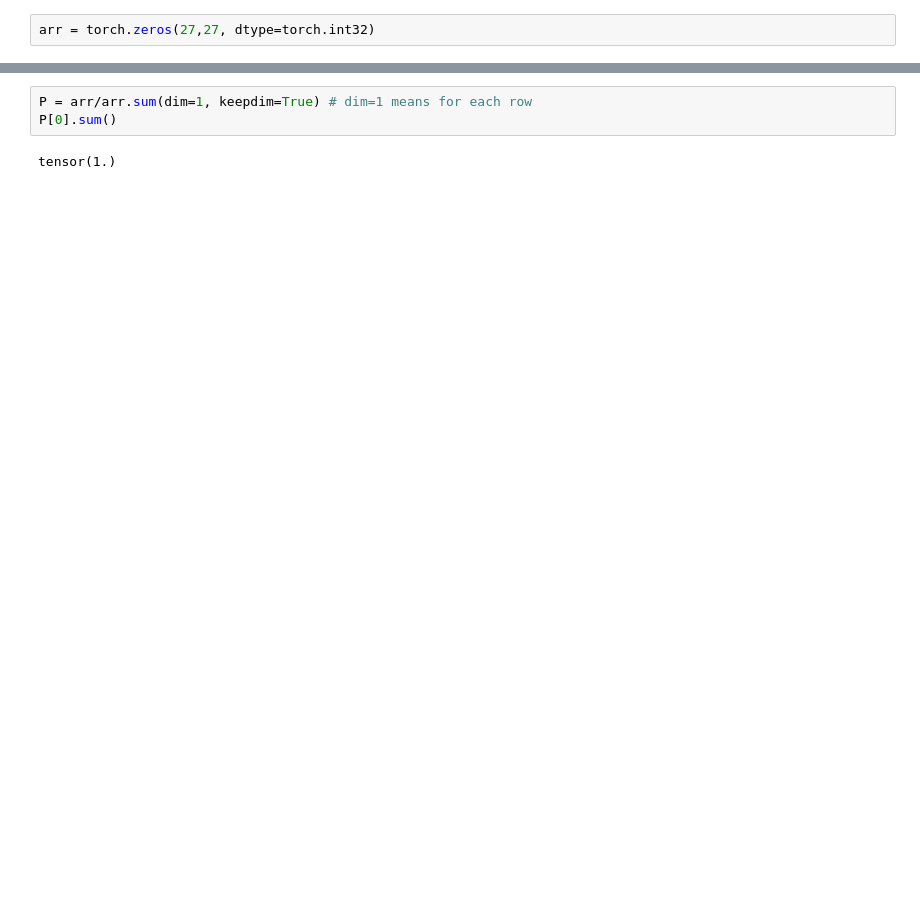
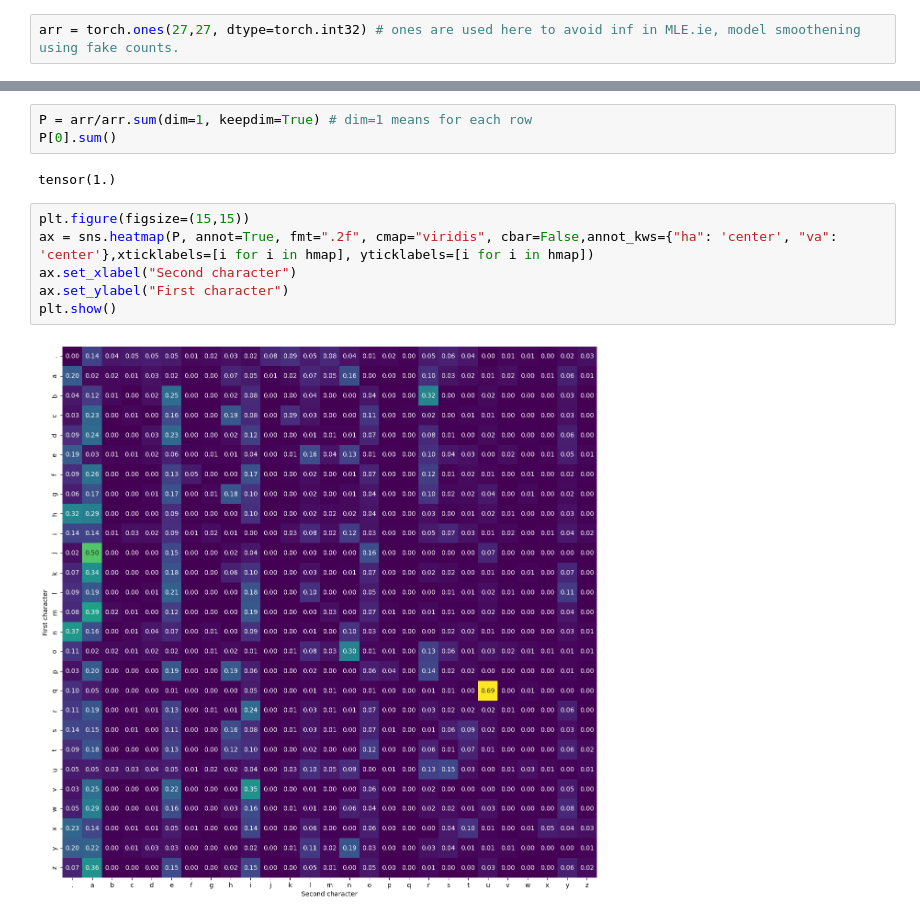
Before and after one commit to Arjun-G-Ravi/recreating_projects, a Jupyter notebook: Projects/02_Makemore/01_bigram.ipynb, the cells around one changed output, grey strips where cells are left out. Cells and saved outputs as stored; diff of their text form; blank space fills up the shorter version.

```diff
--- a/Projects/02_Makemore/01_bigram.ipynb
+++ b/Projects/02_Makemore/01_bigram.ipynb
@@ -25,7 +25,7 @@ print(hmap,'\n', char_hmap)
 {'.': 0, 'a': 1, 'b': 2, 'c': 3, 'd': 4, 'e': 5, 'f': 6, 'g': 7, 'h': 8, 'i': 9, 'j': 10, 'k': 11, 'l': 12, 'm': 13, 'n': 14, 'o': 15, 'p': 16, 'q': 17, 'r': 18, 's': 19, 't': 20, 'u': 21, 'v': 22, 'w ...
  {0: '.', 1: 'a', 2: 'b', 3: 'c', 4: 'd', 5: 'e', 6: 'f', 7: 'g', 8: 'h', 9: 'i', 10: 'j', 11: 'k', 12: 'l', 13: 'm', 14: 'n', 15: 'o', 16: 'p', 17: 'q', 18: 'r', 19: 's', 20: 't', 21: 'u', 22: 'v', 2 ...
 # %%
-arr = torch.zeros(27,27, dtype=torch.int32)
+arr = torch.ones(27,27, dtype=torch.int32) # ones are used here to avoid inf in MLE.ie, model smoothening using fake counts.
 # %%
 for word in words:
     word = '.' + word + '.'
@@ -42,6 +57,14 @@ P = arr/arr.sum(dim=1, keepdim=True) # dim=1 means for each row
 P[0].sum()
 # %% [output]
 tensor(1.)
+# %%
+plt.figure(figsize=(15,15))
+ax = sns.heatmap(P, annot=True, fmt=".2f", cmap="viridis", cbar=False,annot_kws={"ha": 'center', "va": 'center'},xticklabels=[i for i in hmap], yticklabels=[i for i in hmap])
+ax.set_xlabel("Second character")
+ax.set_ylabel("First character")
+plt.show()
+# %% [output]
+[figure, added]
 # %%
 g = torch.Generator()
 
```
Also changed, not shown: parts of 6 cells of this notebook.
